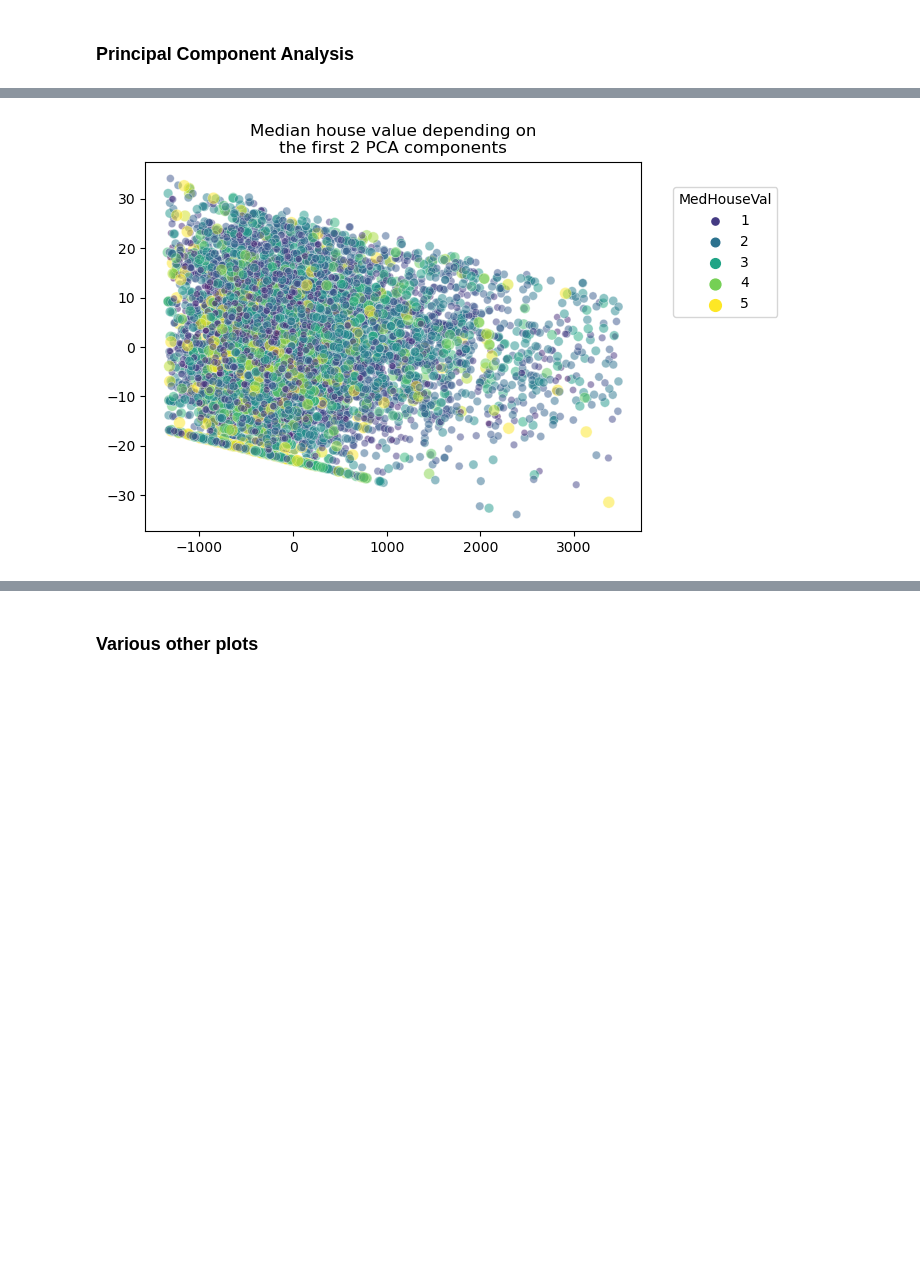
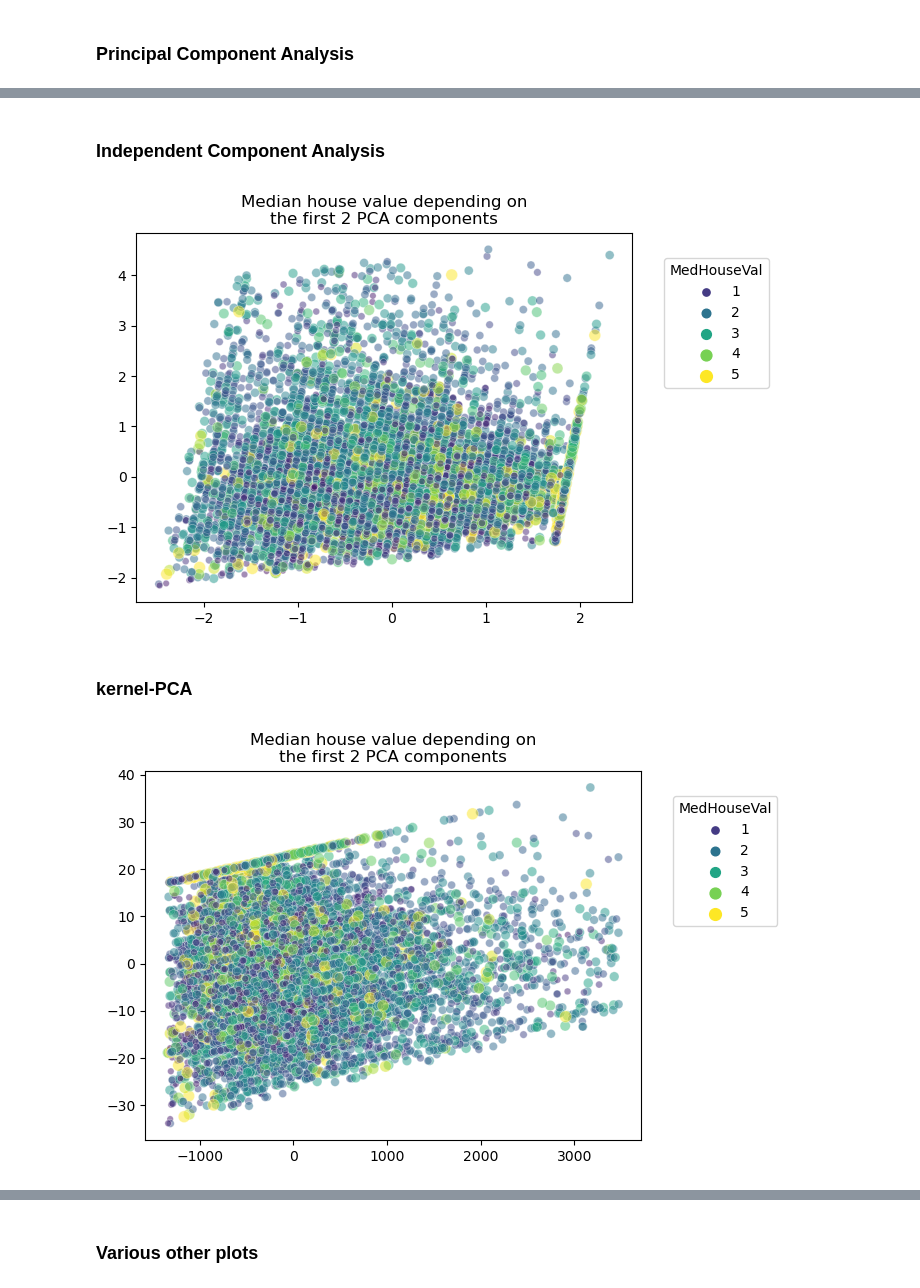
Before and after one commit to mathjacob/LINMA2472-HW4, a Jupyter notebook: devoir4.ipynb, the cells around one changed output, grey strips where cells are left out. Cells and saved outputs as stored; diff of their text form; code cells hidden in the pictures; blank space fills up the shorter version.

```diff
--- a/devoir4.ipynb
+++ b/devoir4.ipynb
@@ -81,7 +122,20 @@ plot_embedding(Xt_standard)
+# %% [markdown]
+### Independent Component Analysis
+# %%
+# ICA visualisation (unusual since it's not usually used for visualisation but to extract independent signals : https://scikit-learn.org/stable/modules/decomposition.html#independent-component-analysis-ica)
+from sklearn.decomposition import FastICA
+
+ica = FastICA(n_components=2, whiten='unit-variance')
+Xt_ica = ica.fit_transform(X_subset)
+plot_embedding(Xt_ica, y_subset)
+# %% [output]
+[figure, added]
+# %% [markdown]
+### kernel-PCA
 # %%
-# kPCA visualisation with linear kernel
+# kPCA visualisation with linear kernel (expected: same as PCA)
 kpca = KernelPCA(n_components=2,kernel='linear')
 Xt_linear = kpca.fit_transform(X_subset)
-plot_embedding(Xt_linear)
+plot_embedding(Xt_linear, y_subset)
 # %% [output]
-[figure, old version]
+[figure, new version]
```
Also changed, not shown: parts of 29 cells of this notebook.
